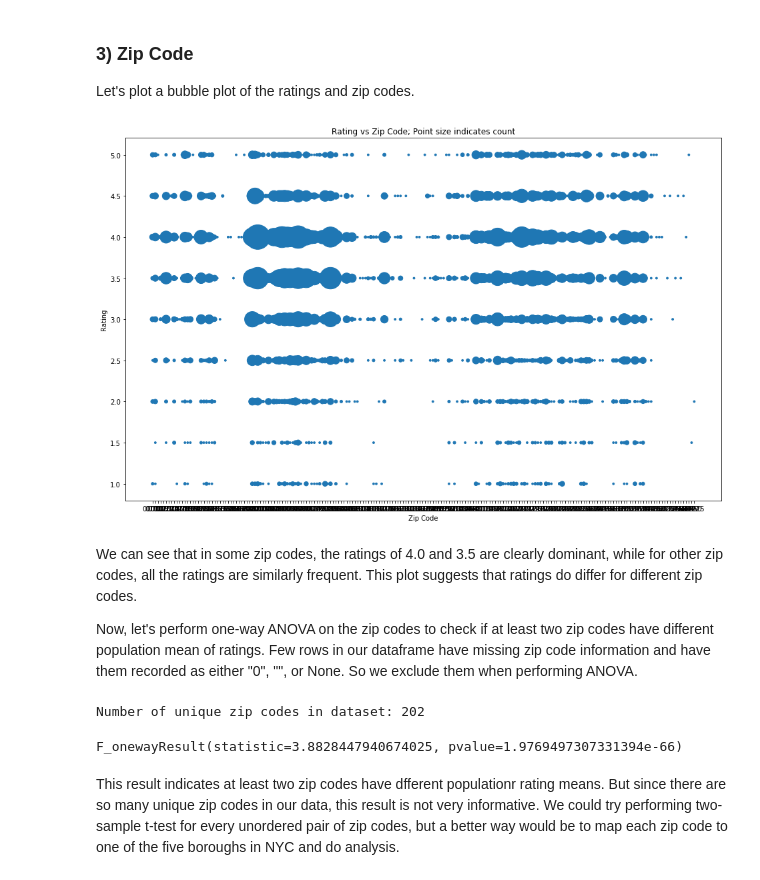
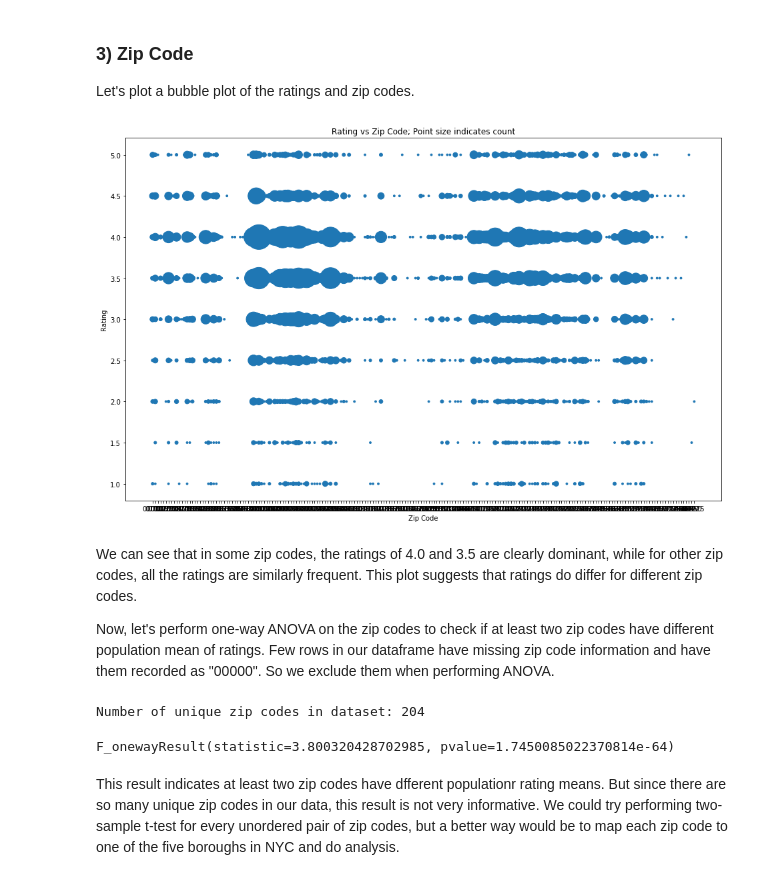
Before and after one commit to sandershihacker/yelp-rating-prediction, a Jupyter notebook: yelp_rating_prediction.ipynb, the cells around one changed output. Cells and saved outputs as stored; diff of their text form; code cells hidden in the pictures.

```diff
--- a/yelp_rating_prediction.ipynb
+++ b/yelp_rating_prediction.ipynb
@@ -481,34 +481,34 @@ Let's plot a bubble plot of the ratings and zip codes.
 # %%
 plt.rcParams["figure.figsize"] = [16,10]
 
 def bubbleplot_two_vars(var1, var2, df, xlabel="Zip Code", ylabel="Rating"):
     """
     Input
     - var1 is the name of the first variable (which is a column in the dataframe)
-    - var1 is the name of the second variable (which is a column in the dataframe)
+    - var2 is the name of the second variable (which is a column in the dataframe)
     - df is the dataframe containing the data
 
     This function plots a bubble plot of the two variables in the dataframe
     """
     pairs = np.array(df[[var1, var2]]).astype(str)
     label_x, x = np.unique(pairs[:,0], return_inverse=True)
     label_y, y = np.unique(pairs[:,1], return_inverse=True)
     xy, cnts = np.unique((x,y), axis=1, return_counts=True)
     plt.scatter(xy[0], xy[1], s=cnts*8)
     plt.xlabel("Zip Code")
     plt.ylabel("Rating")
     plt.title("%s vs %s; Point size indicates count"%(ylabel, xlabel))
     plt.xticks(range(len(label_x)), label_x)
     plt.yticks(range(len(label_y)), label_y)
     plt.show()
 
 bubbleplot_two_vars(var1='zip_code', var2='rating', df=training_features)
 # %% [output]
-[figure, old version]
+[figure, new version]
 # %% [markdown]
 We can see that in some zip codes, the ratings of 4.0 and 3.5 are clearly dominant, while for other zip codes, all the ratings are similarly frequent. This plot suggests that ratings do differ for different zip codes.
 
-Now, let's perform one-way ANOVA on the zip codes to check if at least two zip codes have different population mean of ratings. Few rows in our dataframe have missing zip code information and have them recorded as either "0", "", or None. So we exclude them when performing ANOVA.
+Now, let's perform one-way ANOVA on the zip codes to check if at least two zip codes have different population mean of ratings. Few rows in our dataframe have missing zip code information and have them recorded as "00000". So we exclude them when performing ANOVA.
 # %%
 def zipcode_oneway_ANOVA(zipcodes, df):
     """
@@ -527,14 +527,12 @@ def zipcode_oneway_ANOVA(zipcodes, df):
     return stats.f_oneway(*zipcode_rating_dict.values())
 
 unique_zipcodes = training_features['zip_code'].unique()
-unique_zipcodes = unique_zipcodes[unique_zipcodes != "0"]
-unique_zipcodes = unique_zipcodes[unique_zipcodes != ""]
-unique_zipcodes = unique_zipcodes[unique_zipcodes != None]
+unique_zipcodes = unique_zipcodes[unique_zipcodes != "00000"]
 print("Number of unique zip codes in dataset:", len(unique_zipcodes))
 zipcode_oneway_ANOVA(zipcodes=unique_zipcodes, df=training_features)
 # %% [output]
-Number of unique zip codes in dataset: 202
+Number of unique zip codes in dataset: 204
-F_onewayResult(statistic=3.8828447940674025, pvalue=1.9769497307331394e-66)
+F_onewayResult(statistic=3.800320428702985, pvalue=1.7450085022370814e-64)
 # %% [markdown]
 This result indicates at least two zip codes have dfferent populationr rating means. But since there are so many unique zip codes in our data, this result is not very informative. We could try performing two-sample t-test for every unordered pair of zip codes, but a better way would be to map each zip code to one of the five boroughs in NYC and do analysis.
 # %%
```
Also changed, not shown: parts of 15 cells of this notebook.
